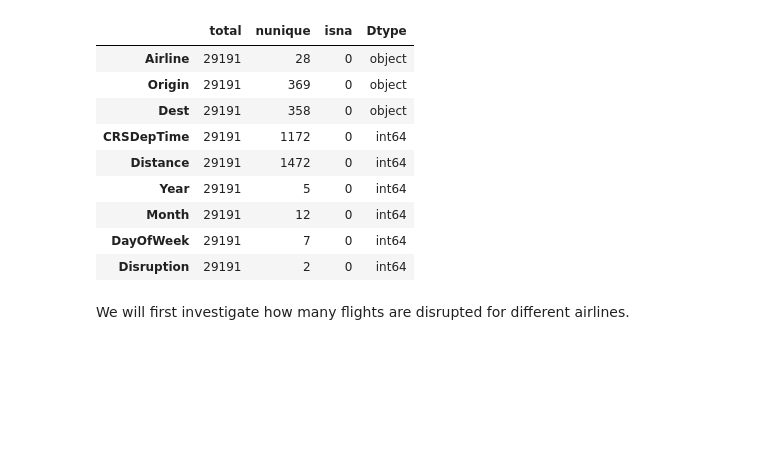
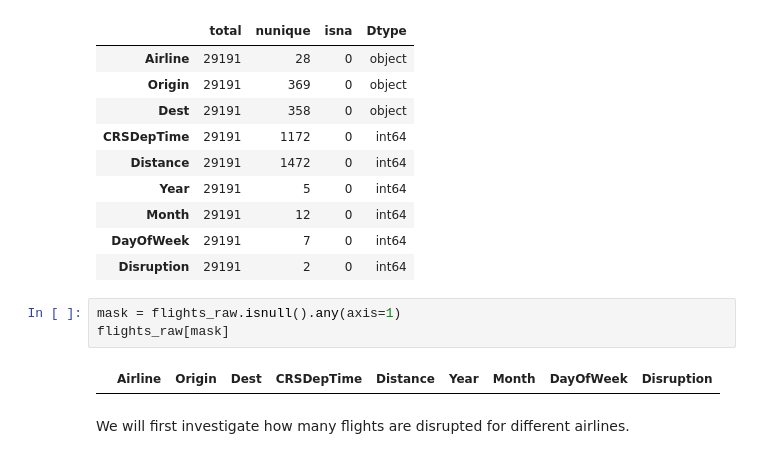
Before and after one commit to samuelleehope/ID5059_Flight_Prediction, a Jupyter notebook: ID5059Project1.ipynb, the cells around one changed output. Saved outputs shown, nothing was run; the diff lists cells and outputs as text; blank space fills up the shorter version.

```diff
--- a/ID5059Project1.ipynb
+++ b/ID5059Project1.ipynb
@@ -87,6 +89,11 @@ data_summary
 | Month | 29191 | 12 | 0 | int64 |
 | DayOfWeek | 29191 | 7 | 0 | int64 |
 | Disruption | 29191 | 2 | 0 | int64 |
+# %%
+mask = flights_raw.isnull().any(axis=1)
+flights_raw[mask]
+# %% [output]
+|  | Airline | Origin | Dest | CRSDepTime | Distance | Year | Month | DayOfWeek | Disruption |
 # %% [markdown]
 We will first investigate how many flights are disrupted for different airlines.
 # %%
```
Also changed, not shown: parts of 4 cells of this notebook.
